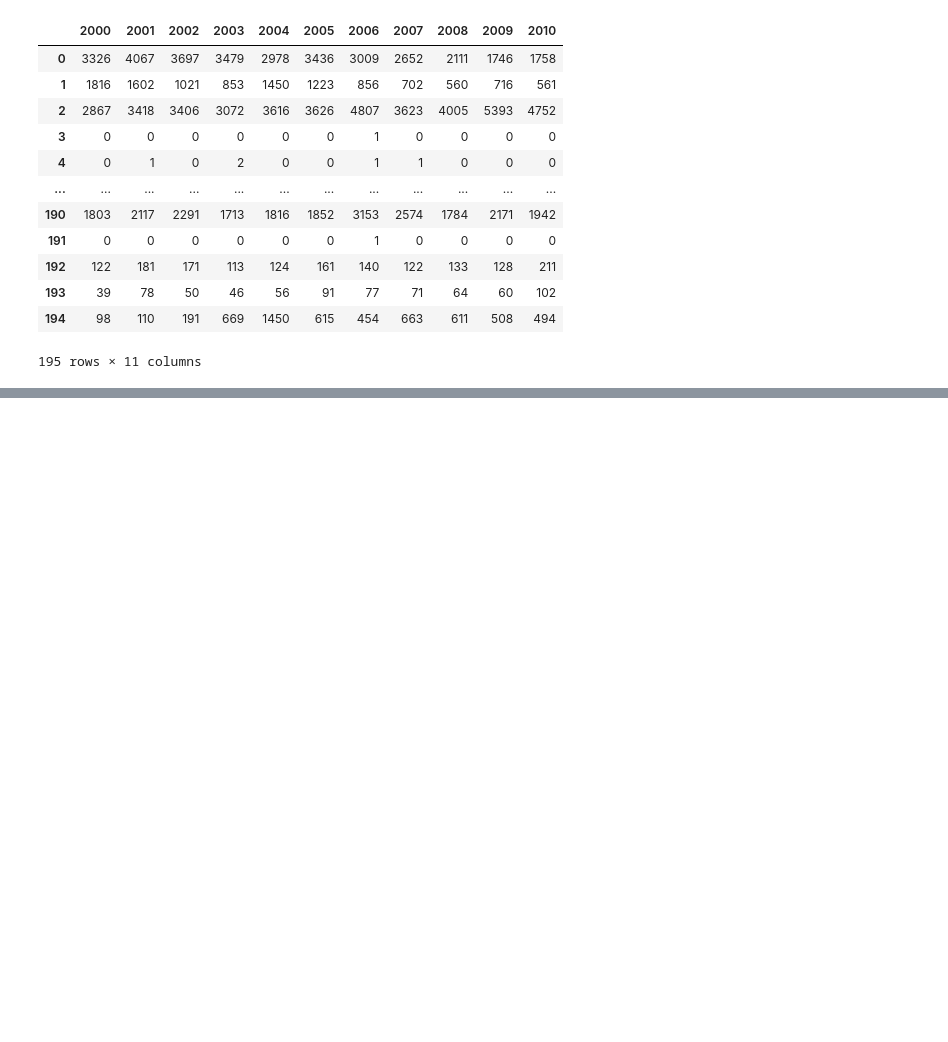
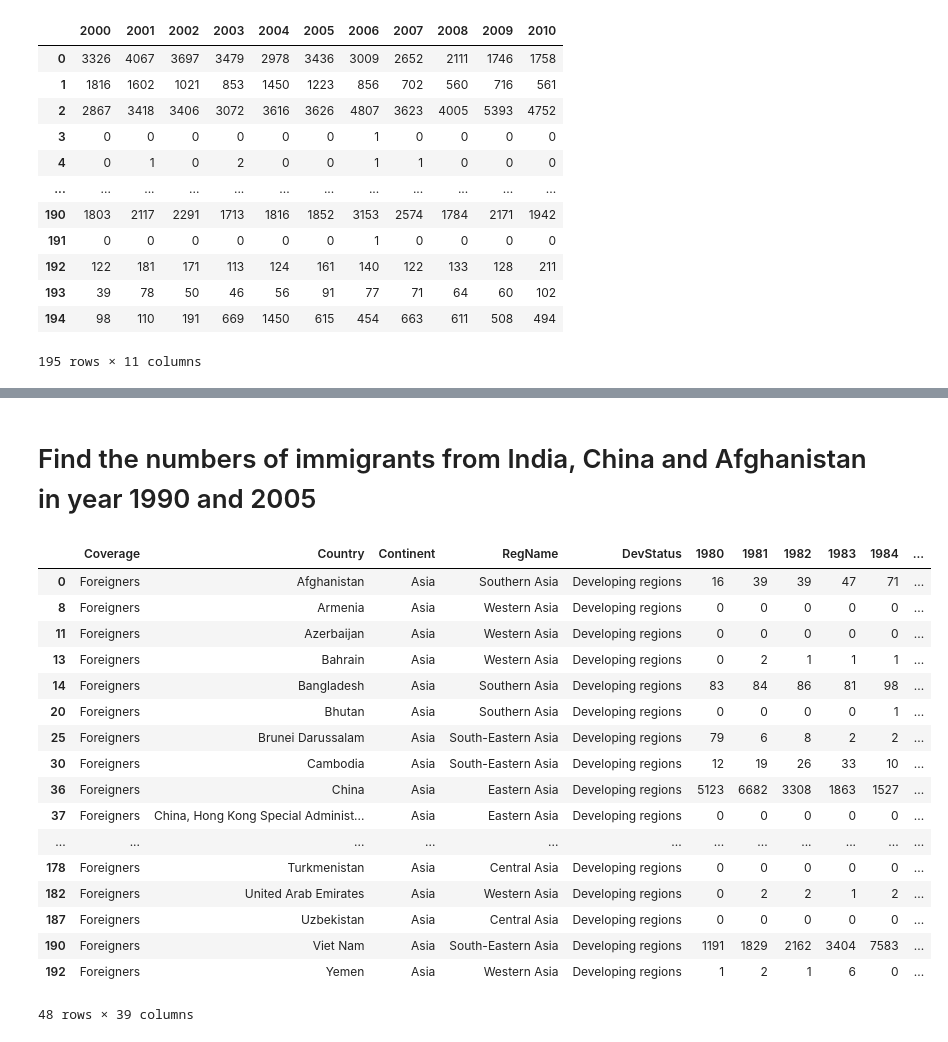
Before and after one commit to AsmitaMaurya24/python-data-sciene, a Jupyter notebook: data_science/pandas_intro.ipynb, the cells around one changed output, grey strips where cells are left out. Drawn from its saved outputs; the diff is of its cells as text; code cells hidden in the pictures; blank space fills up the shorter version.

```diff
--- a/data_science/pandas_intro.ipynb
+++ b/data_science/pandas_intro.ipynb
@@ -297,0 +358,7 @@ KeyError: "None of [Index(['Afghanistan', 'Albania', 'Algeria', 'American Samoa'
+# %%
+# Renaming columns
+df.rename( columns = {
+    'OdName' : 'Country',
+    'AreaName' : 'Continent',
+    'DevName' : 'DevStatus'
+}, inplace=True)
@@ -297,0 +394,26 @@ KeyError: "None of [Index(['Afghanistan', 'Albania', 'Algeria', 'American Samoa'
+# %%
+df.drop( columns = ['Type', 'AREA', 'REG', 'DEV'], inplace=True)
+# %% [markdown]
+# Find the numbers of immigrants from India, China and Afghanistan in year 1990 and 2005
+# %%
+# for condition in multiple columns
+df.loc[ (df['Continent'] == 'Asia') & (df['DevStatus'] == 'Developing regions') ]
+# %% [output]
+|  | Coverage | Country | Continent | RegName | DevStatus | 1980 | 1981 | 1982 | 1983 | 1984 | ... |
+| 0 | Foreigners | Afghanistan | Asia | Southern Asia | Developing regions | 16 | 39 | 39 | 47 | 71 | ... |
+| 8 | Foreigners | Armenia | Asia | Western Asia | Developing regions | 0 | 0 | 0 | 0 | 0 | ... |
+| 11 | Foreigners | Azerbaijan | Asia | Western Asia | Developing regions | 0 | 0 | 0 | 0 | 0 | ... |
+| 13 | Foreigners | Bahrain | Asia | Western Asia | Developing regions | 0 | 2 | 1 | 1 | 1 | ... |
+| 14 | Foreigners | Bangladesh | Asia | Southern Asia | Developing regions | 83 | 84 | 86 | 81 | 98 | ... |
+| 20 | Foreigners | Bhutan | Asia | Southern Asia | Developing regions | 0 | 0 | 0 | 0 | 1 | ... |
+| 25 | Foreigners | Brunei Darussalam | Asia | South-Eastern Asia | Developing regions | 79 | 6 | 8 | 2 | 2 | ... |
+| 30 | Foreigners | Cambodia | Asia | South-Eastern Asia | Developing regions | 12 | 19 | 26 | 33 | 10 | ... |
+| 36 | Foreigners | China | Asia | Eastern Asia | Developing regions | 5123 | 6682 | 3308 | 1863 | 1527 | ... |
+| 37 | Foreigners | China, Hong Kong Special Administ... | Asia | Eastern Asia | Developing regions | 0 | 0 | 0 | 0 | 0 | ... |
+| ... | ... | ... | ... | ... | ... | ... | ... | ... | ... | ... | ... |
+| 178 | Foreigners | Turkmenistan | Asia | Central Asia | Developing regions | 0 | 0 | 0 | 0 | 0 | ... |
+| 182 | Foreigners | United Arab Emirates | Asia | Western Asia | Developing regions | 0 | 2 | 2 | 1 | 2 | ... |
+| 187 | Foreigners | Uzbekistan | Asia | Central Asia | Developing regions | 0 | 0 | 0 | 0 | 0 | ... |
+| 190 | Foreigners | Viet Nam | Asia | South-Eastern Asia | Developing regions | 1191 | 1829 | 2162 | 3404 | 7583 | ... |
+| 192 | Foreigners | Yemen | Asia | Western Asia | Developing regions | 1 | 2 | 1 | 6 | 0 | ... |
+48 rows × 39 columns
```
Also changed, not shown: parts of 20 cells of this notebook.
